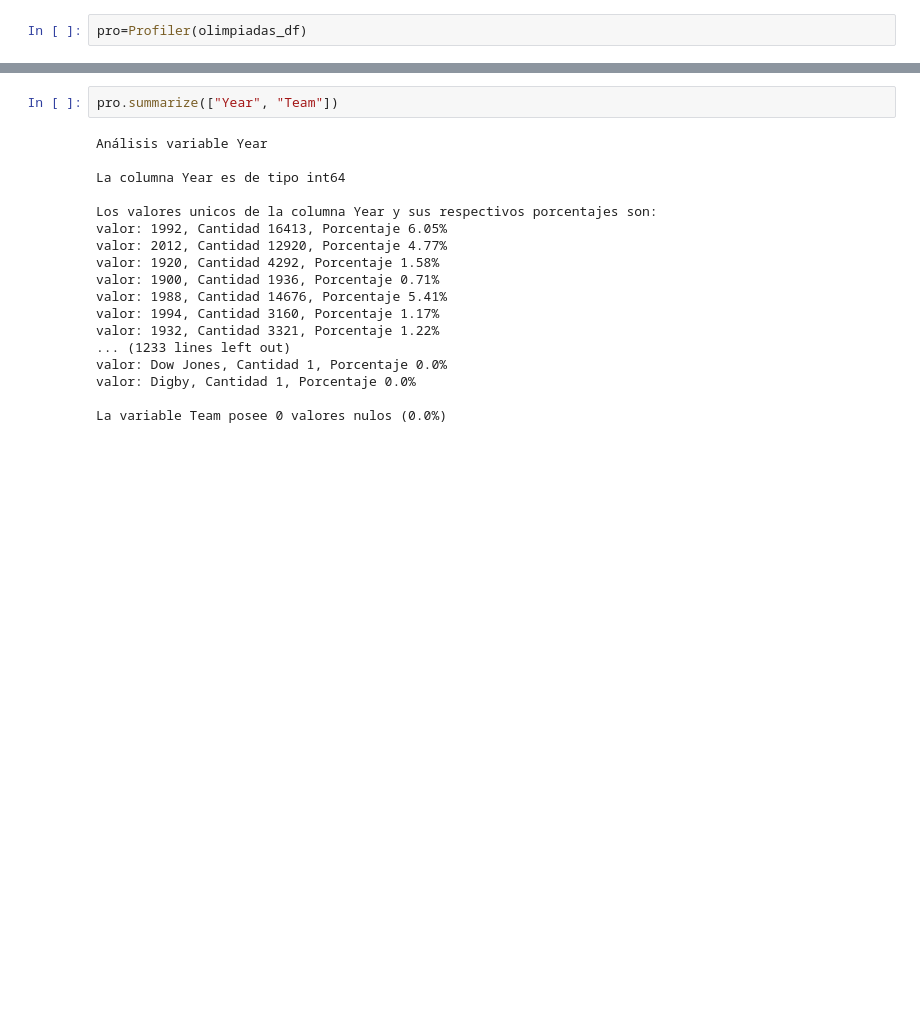
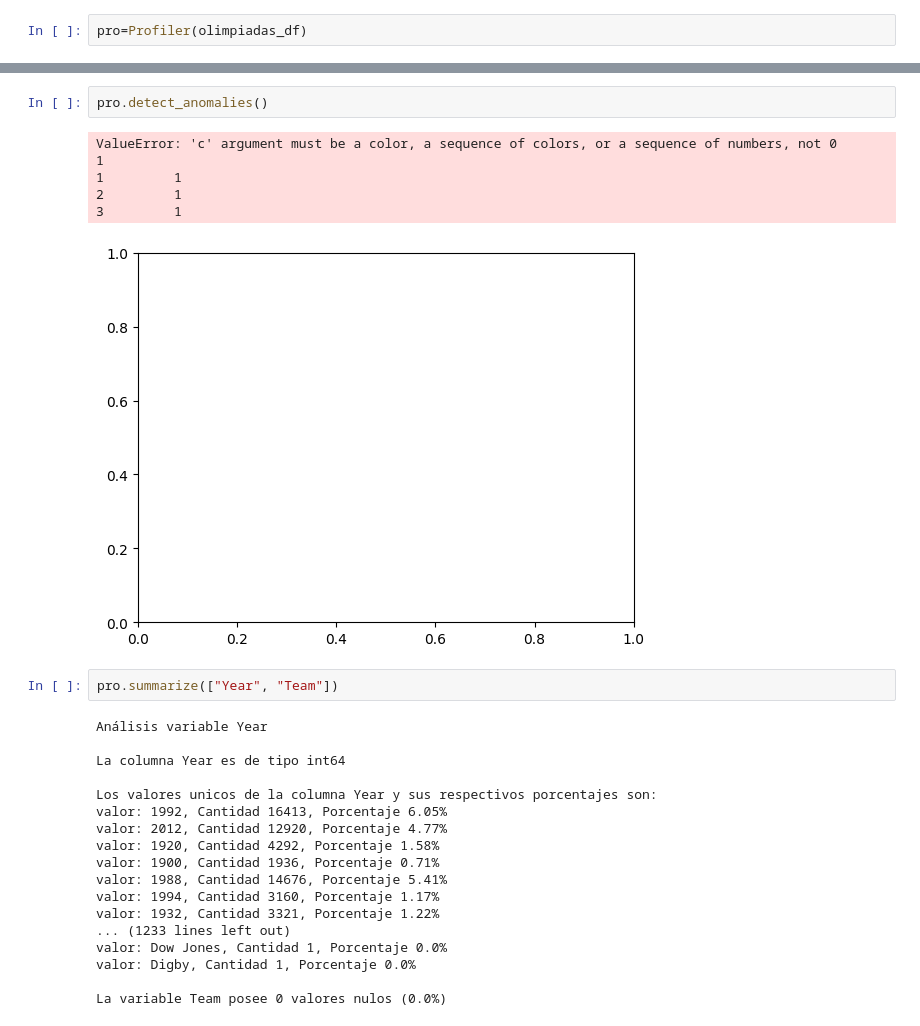
Before and after one commit to Zerzer0/MDS7202, a Jupyter notebook: Proyectos/Proyecto_1/Proyecto_enunciado.ipynb, the cells around one changed output, grey strips where cells are left out. Saved outputs shown, nothing was run; the diff lists cells and outputs as text; blank space fills up the shorter version.

```diff
--- a/Proyectos/Proyecto_1/Proyecto_enunciado.ipynb
+++ b/Proyectos/Proyecto_1/Proyecto_enunciado.ipynb
@@ -917,3 +978,11 @@ pro.scale(variables=['ID', 'Sex'])
+# %%
+pro.detect_anomalies()
+# %% [output]
+ValueError: 'c' argument must be a color, a sequence of colors, or a sequence of numbers, not 0         1
+1         1
+2         1
+3         1
+[figure, added]
 # %%
 pro.summarize(["Year", "Team"])
 # %% [output]
```
Also changed, not shown: parts of 6 cells of this notebook, 8 other files.
